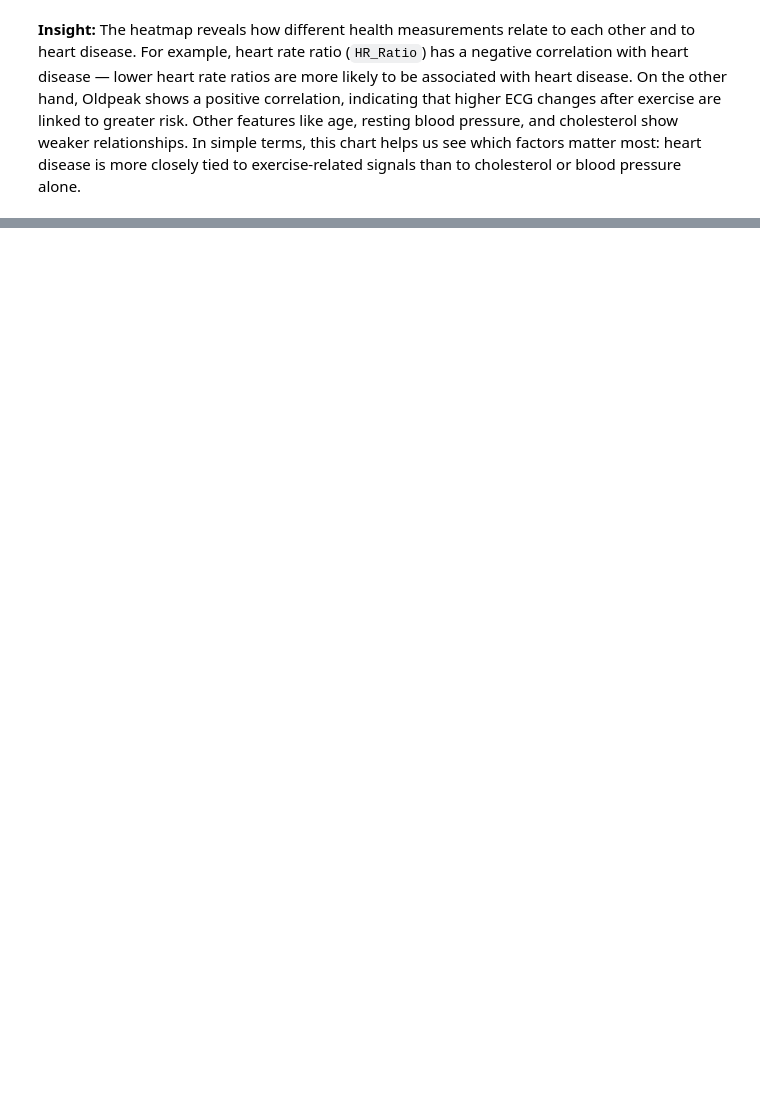
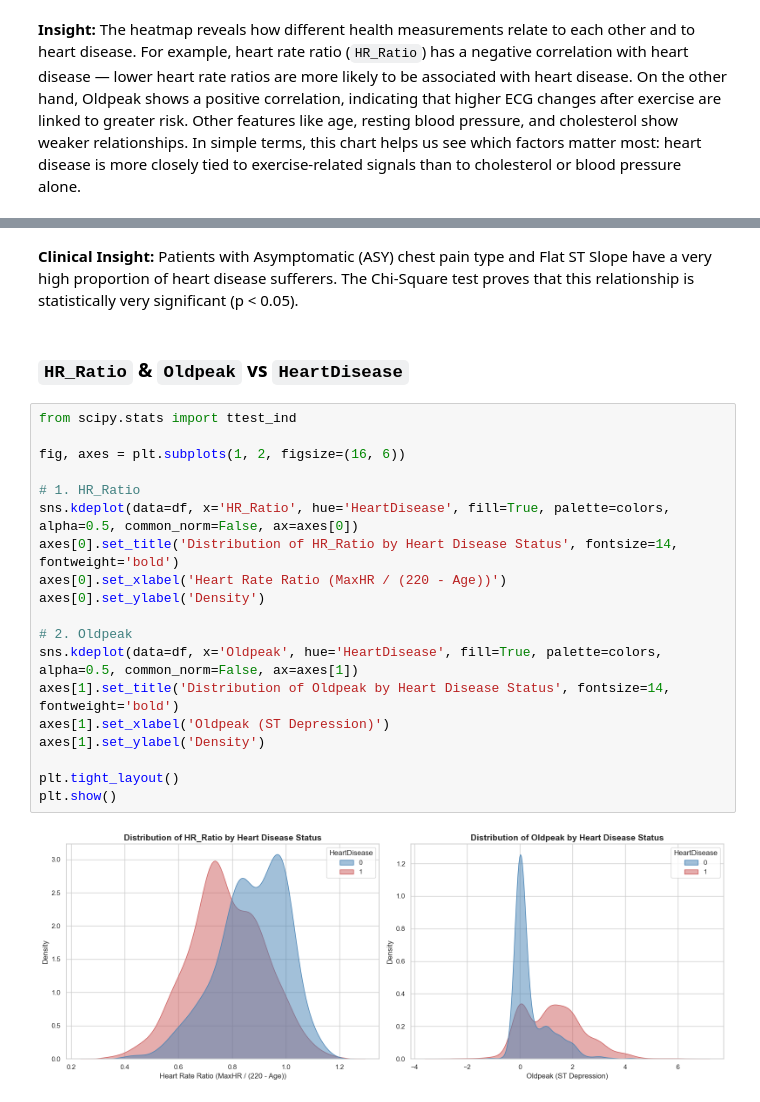
Before and after one commit to NFP-05/heart-disease-prediction, a Jupyter notebook: notebooks/EDA_Heart_Disease.ipynb, the cells around one changed output, grey strips where cells are left out. Cells and saved outputs as stored; diff of their text form; blank space fills up the shorter version.

```diff
--- a/notebooks/EDA_Heart_Disease.ipynb
+++ b/notebooks/EDA_Heart_Disease.ipynb
@@ -340,0 +503,25 @@ than to cholesterol or blood pressure alone.
+# %% [markdown]
+**Clinical Insight:** Patients with Asymptomatic (ASY) chest pain type and Flat ST Slope have a very high proportion of heart disease sufferers. The Chi-Square test proves that this relationship is statistically very significant (p < 0.05).
+# %% [markdown]
+### `HR_Ratio` & `Oldpeak` vs `HeartDisease`
+# %%
+from scipy.stats import ttest_ind
+
+fig, axes = plt.subplots(1, 2, figsize=(16, 6))
+
+# 1. HR_Ratio
+sns.kdeplot(data=df, x='HR_Ratio', hue='HeartDisease', fill=True, palette=colors, alpha=0.5, common_norm=False, ax=axes[0])
+axes[0].set_title('Distribution of HR_Ratio by Heart Disease Status', fontsize=14, fontweight='bold')
+axes[0].set_xlabel('Heart Rate Ratio (MaxHR / (220 - Age))')
+axes[0].set_ylabel('Density')
+
+# 2. Oldpeak
+sns.kdeplot(data=df, x='Oldpeak', hue='HeartDisease', fill=True, palette=colors, alpha=0.5, common_norm=False, ax=axes[1])
+axes[1].set_title('Distribution of Oldpeak by Heart Disease Status', fontsize=14, fontweight='bold')
+axes[1].set_xlabel('Oldpeak (ST Depression)')
+axes[1].set_ylabel('Density')
+
+plt.tight_layout()
+plt.show()
+# %% [output]
+[figure, added]
```
Also changed, not shown: parts of 38 cells of this notebook.
